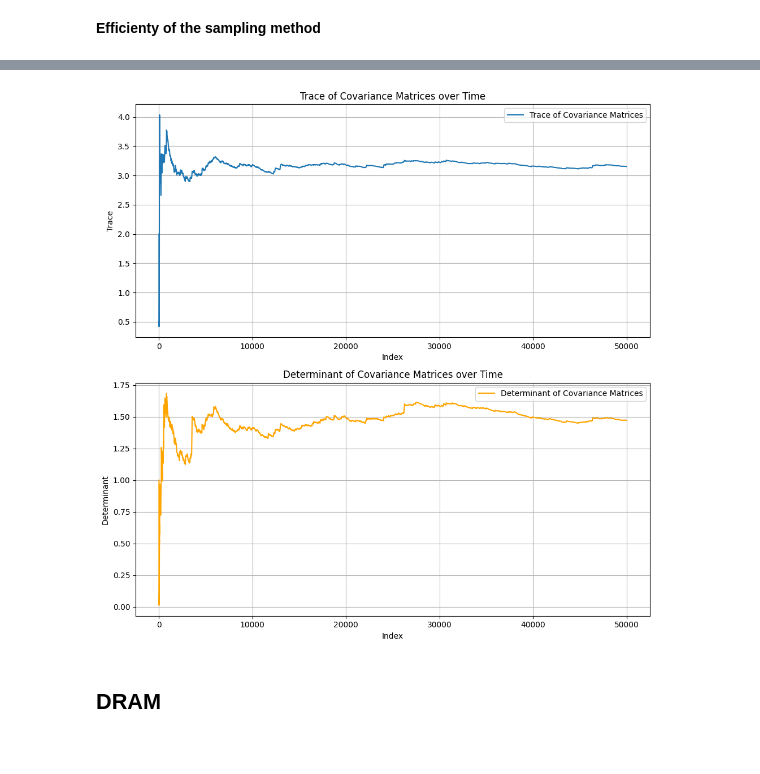
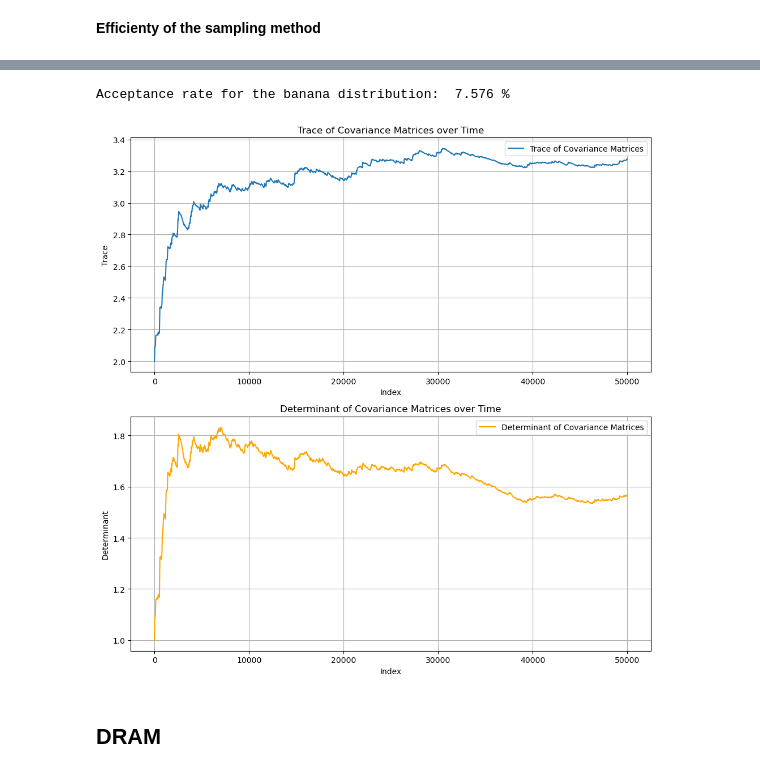
Before and after one commit to val0448/BC, a Jupyter notebook: benchmarks.ipynb, the cells around one changed output, grey strips where cells are left out. Cells and saved outputs as stored; diff of their text form; code cells hidden in the pictures.

```diff
--- a/benchmarks.ipynb
+++ b/benchmarks.ipynb
@@ -293,0 +294,2 @@ Acceptance rate for the banana distribution:  15.716 %
+# %%
+banana_AM = banana.AM2(burnin=0.2)
@@ -293,0 +307,4 @@ Acceptance rate for the banana distribution:  15.716 %
+# %%
+print("Acceptance rate for the banana distribution: ", banana_AM.acc_rate * 100, "%")
+# %% [output]
+Acceptance rate for the banana distribution:  7.576 %
@@ -294,36 +313,36 @@ Acceptance rate for the banana distribution:  15.716 %
 # %%
 # Compute the trace of each covariance matrix
-traces = [np.trace(matrix) for matrix in banana_cov_AM]
+traces = [np.trace(matrix) for matrix in banana_AM.C]
 
 # Compute the determinant of each covariance matrix (optional)
-determinants = [np.linalg.det(matrix) for matrix in banana_cov_AM]
+determinants = [np.linalg.det(matrix) for matrix in banana_AM.C]
 
 # Create a figure and subplots
 fig, axs = plt.subplots(2, 1, figsize=(10, 10))
 
 # Plot the trace of each covariance matrix
 axs[0].plot(traces, label='Trace of Covariance Matrices')
 axs[0].set_title('Trace of Covariance Matrices over Time')
 axs[0].set_xlabel('Index')
 axs[0].set_ylabel('Trace')
 axs[0].legend()
 axs[0].grid(True)
 
 # Plot the determinant of each covariance matrix
 axs[1].plot(determinants, label='Determinant of Covariance Matrices', color='orange')
 axs[1].set_title('Determinant of Covariance Matrices over Time')
 axs[1].set_xlabel('Index')
 axs[1].set_ylabel('Determinant')
 axs[1].legend()
 axs[1].grid(True)
 
 # Adjust the spacing between subplots
 plt.tight_layout()
 
 # Show the plot
 plt.show()
 # %% [output]
-[figure, old version]
+[figure, new version]
 # %% [markdown]
 ## **DRAM**
 # %% [markdown]
```
Also changed, not shown: parts of 36 cells of this notebook, 1 other file.
